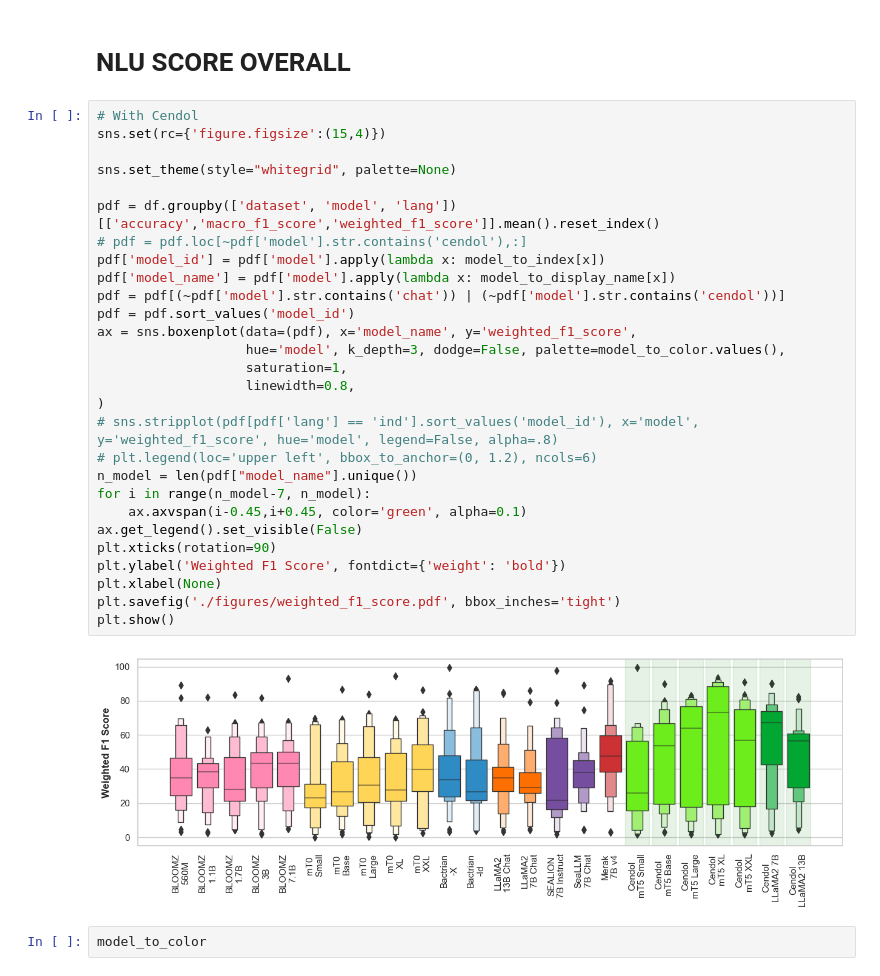
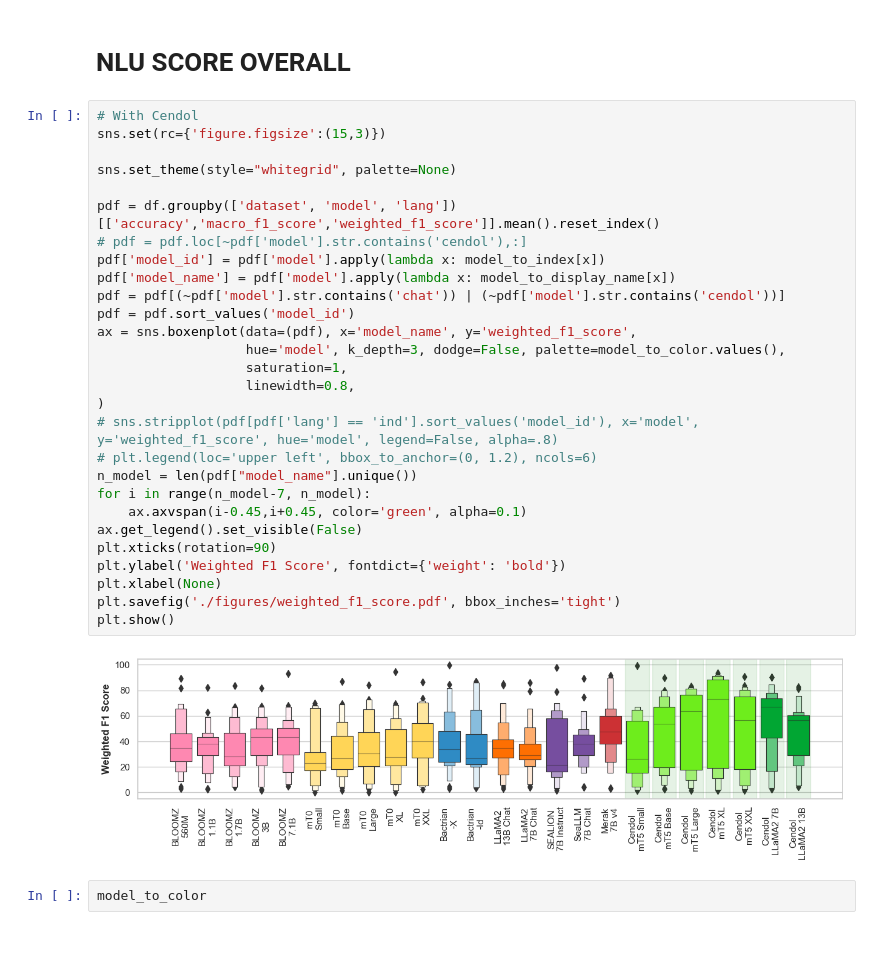
Before and after one commit to IndoNLP/cendol, a Jupyter notebook: evaluation/metrics_plotly.ipynb, the cells around one changed output. Cells and saved outputs as stored; diff of their text form; blank space fills up the shorter version.

```diff
--- a/evaluation/metrics_plotly.ipynb
+++ b/evaluation/metrics_plotly.ipynb
@@ -338,34 +341,34 @@ plt.show()
 # NLU SCORE OVERALL
 # %%
 # With Cendol
-sns.set(rc={'figure.figsize':(15,4)})
+sns.set(rc={'figure.figsize':(15,3)})
 
 sns.set_theme(style="whitegrid", palette=None)
 
 pdf = df.groupby(['dataset', 'model', 'lang'])[['accuracy','macro_f1_score','weighted_f1_score']].mean().reset_index()
 # pdf = pdf.loc[~pdf['model'].str.contains('cendol'),:]
 pdf['model_id'] = pdf['model'].apply(lambda x: model_to_index[x])
 pdf['model_name'] = pdf['model'].apply(lambda x: model_to_display_name[x])
 pdf = pdf[(~pdf['model'].str.contains('chat')) | (~pdf['model'].str.contains('cendol'))]
 pdf = pdf.sort_values('model_id')
 ax = sns.boxenplot(data=(pdf), x='model_name', y='weighted_f1_score',
                    hue='model', k_depth=3, dodge=False, palette=model_to_color.values(),
                    saturation=1,
                    linewidth=0.8,
 )
 # sns.stripplot(pdf[pdf['lang'] == 'ind'].sort_values('model_id'), x='model', y='weighted_f1_score', hue='model', legend=False, alpha=.8)
 # plt.legend(loc='upper left', bbox_to_anchor=(0, 1.2), ncols=6)
 n_model = len(pdf["model_name"].unique())
 for i in range(n_model-7, n_model):
     ax.axvspan(i-0.45,i+0.45, color='green', alpha=0.1)
 ax.get_legend().set_visible(False)
 plt.xticks(rotation=90)
 plt.ylabel('Weighted F1 Score', fontdict={'weight': 'bold'})
 plt.xlabel(None)
 plt.savefig('./figures/weighted_f1_score.pdf', bbox_inches='tight')
 plt.show()
 # %% [output]
-[figure, old version]
+[figure, new version]
 # %%
 model_to_color
 # %% [output]
```
Also changed, not shown: parts of 48 cells of this notebook.
